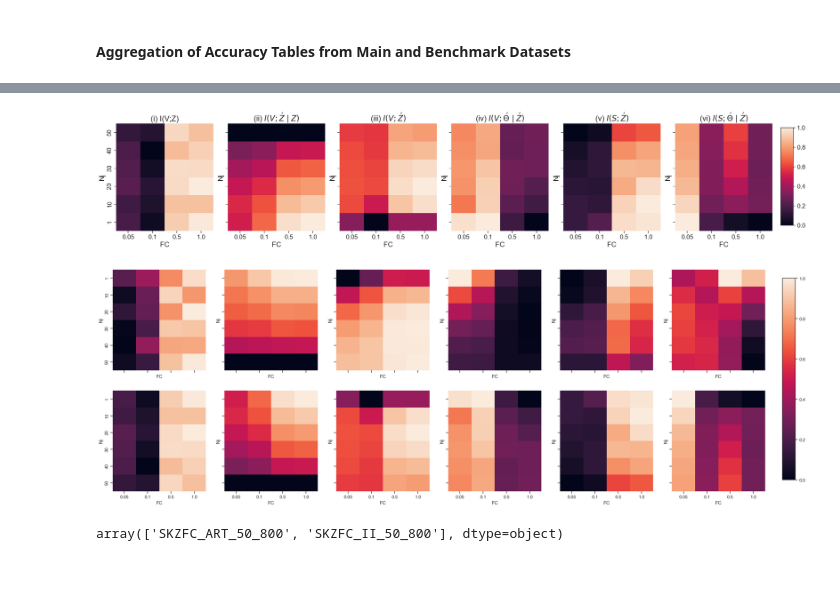
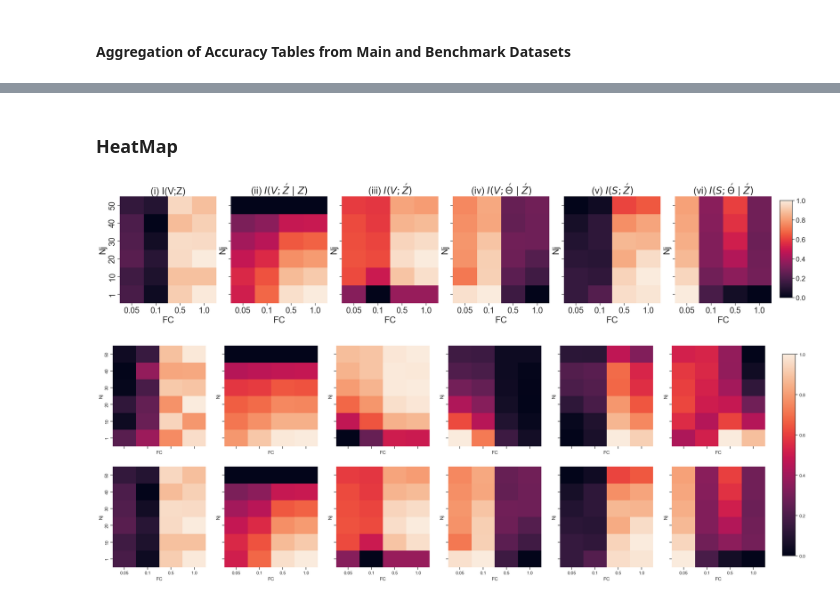
Before and after one commit to JunetaeKim/VABAM, a Jupyter notebook: VisualizationMetrics.ipynb, the cells around one changed output, grey strips where cells are left out. Saved outputs shown, nothing was run; the diff lists cells and outputs as text; code cells hidden in the pictures; blank space fills up the shorter version.

```diff
--- a/VisualizationMetrics.ipynb
+++ b/VisualizationMetrics.ipynb
@@ -41,7 +41,7 @@ def add_underbrace(ax, center, text, width=2.0, height=0.2, y_offset=-0.15):
     ax.add_patch(arc)
 
     # Add the label text under the arc, disable clipping
-    text_artist = ax.text(center, y_offset - (height / 2)-0.02, text, ha='center', va='top', fontsize=12)
+    text_artist = ax.text(center, y_offset - (height / 2)-0.02, text, ha='center', va='top', fontsize=14)
     text_artist.set_clip_on(False)
 # %% [markdown]
 ### Aggregation of Mutual Information Tables for Model Evaluation
@@ -980,3 +989,5 @@ plt.show()
+# %% [markdown]
+### HeatMap
 # %%
 from itertools import product
 
@@ -1032,12 +1043,13 @@ for metric, model in Comb:
 # %%
 # Select a specific model. Replace 'chosen_model' with your model's name if needed.
 chosen_model = 'SKZFC_II_50_800' #'SKZFC_ART_50_800' 'SKZFC_II_50_800'
+metrics = HeatmapData[chosen_model]
 
 # Adjusted font sizes
-title_fontsize = 20
-label_fontsize = 18
-tick_labelsize = 16  # New variable for tick label size
-cbar_tick_labelsize = 16  # Size for tick labels on the color bar
+title_fontsize = 25
+label_fontsize = 23
+tick_labelsize = 21  # New variable for tick label size
+cbar_tick_labelsize = 18  # Size for tick labels on the color bar
 
 # Assuming a 1x6 subplot layout. Adjust as needed.
 num_metrics = len(metrics)
@@ -1067,10 +1079,17 @@ cbar.ax.tick_params(labelsize=cbar_tick_labelsize)
 # Adjust subplot parameters for a cleaner layout
 plt.subplots_adjust(wspace=0.15, hspace=0.0)  # Adjust spacing between subplots
 
+
+if 'ART' in chosen_model:
+    plt.savefig('./EvalResults/Figures/HeatMap'+ 'ART' +'.png', bbox_inches='tight')
+elif 'II' in chosen_model:
+    plt.savefig('./EvalResults/Figures/HeatMap'+ 'II' +'.png', bbox_inches='tight')
+
+
 # Show the plot
 plt.show()
 # %% [output]
-[figure, old version]
+[figure, new version]
 # %%
 # Function to normalize a DataFrame using Min-Max normalization
 def normalize_dataframe(df):
@@ -1085,35 +1104,32 @@ for model, metrics in HeatmapData.items():
 # Calculate the number of unique models and metrics for subplot dimensions
 num_models = len(HeatmapData.keys())
 num_metrics = max(len(metrics) for metrics in HeatmapData.values())
 
 # Create a figure and axes for subplots
 fig, axs = plt.subplots(num_models, num_metrics, figsize=(num_metrics*5, num_models*5), sharex='col', sharey='row')
 
 # Flatten the axes array for easier iteration if there's more than one subplot
 if num_models * num_metrics > 1:
     axs = axs.flatten()
 
 # Plot the heatmaps
 for i, (model, metrics) in enumerate(HeatmapData.items()):
     for j, (metric, df) in enumerate(metrics.items()):
         ax = axs[i * num_metrics + j] if num_models * num_metrics > 1 else axs
         sns.heatmap(df, ax=ax, cbar=False)  # No need to specify vmin and vmax after normalization
+        ax.invert_yaxis()
 
 # Create a single color bar for the entire figure
 fig.subplots_adjust(right=0.88)
 cbar_ax = fig.add_axes([0.9, 0.15, 0.015, 0.7])  # Position of the color bar
 sm = plt.cm.ScalarMappable( norm=plt.Normalize(vmin=0, vmax=1))
 sm.set_array([])
 fig.colorbar(sm, cax=cbar_ax)
 
 # Adjust layout
 #plt.tight_layout(rect=[0, 0, 0.9, 1])  # Prevent overlap with the color bar
 
 # Show the plot
 plt.show()
 # %% [output]
-[figure, old version]
+[figure, new version]
-# %%
-MItableSet['Model'].unique()
-# %% [output]
-array(['SKZFC_ART_50_800', 'SKZFC_II_50_800'], dtype=object)
```
Also changed, not shown: parts of 12 cells of this notebook.
